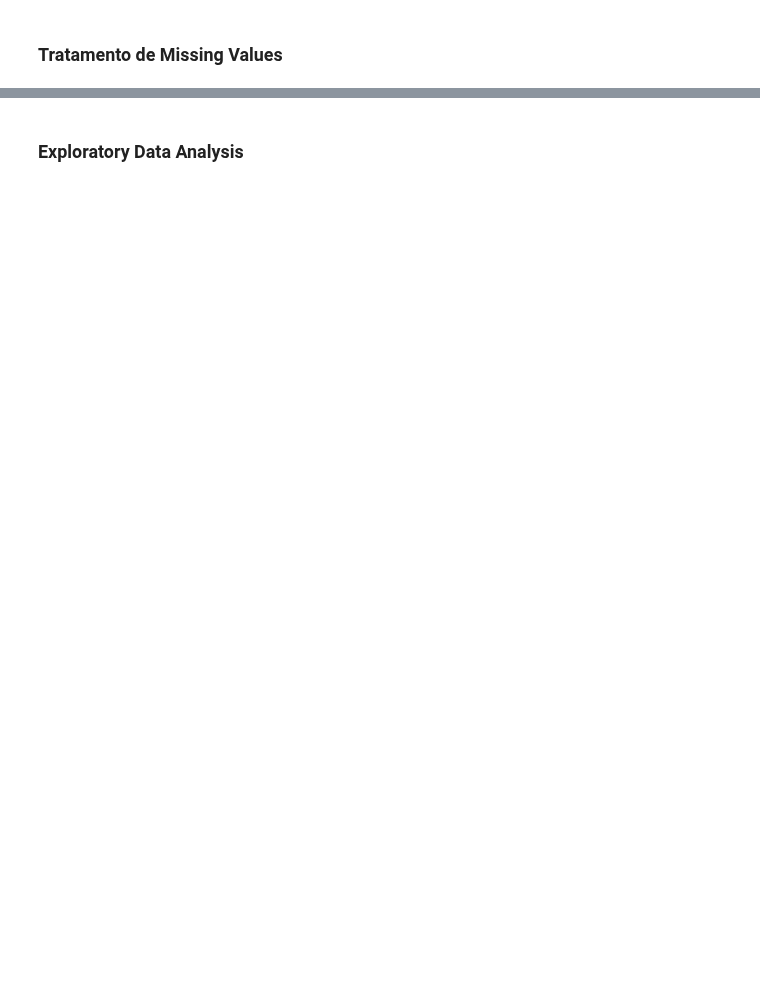
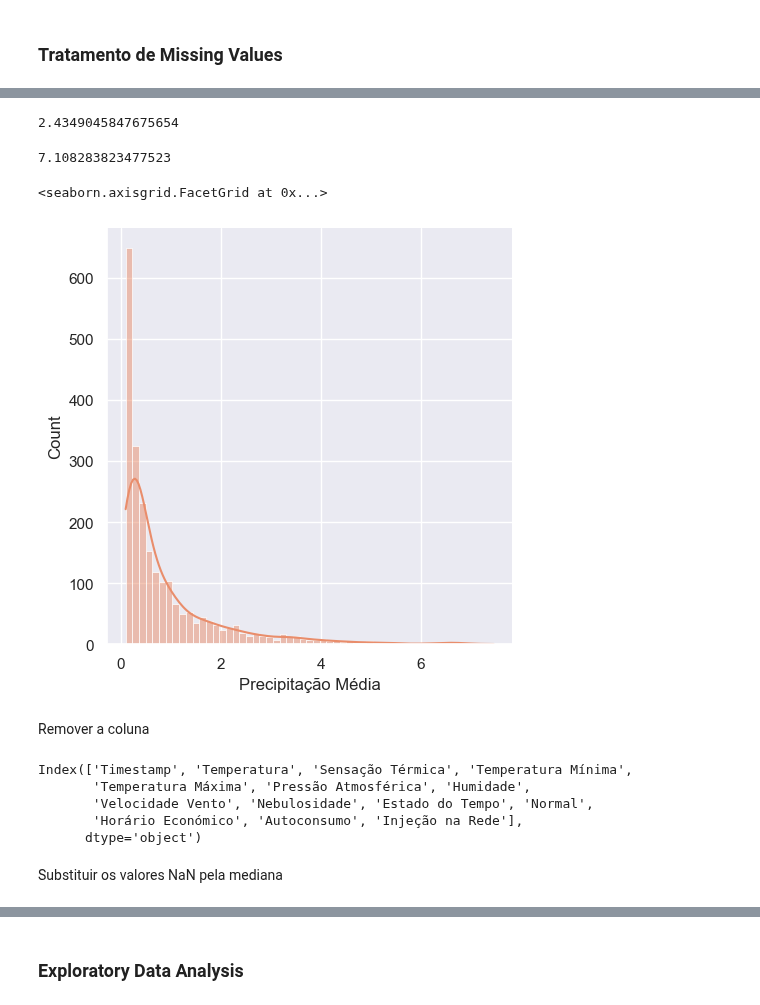
Before and after one commit to rafa2002/DAA-2324, a Jupyter notebook: Energy.ipynb, the cells around one changed output, grey strips where cells are left out. Cells and saved outputs as stored; diff of their text form; code cells hidden in the pictures; blank space fills up the shorter version.

```diff
--- a/Energy.ipynb
+++ b/Energy.ipynb
@@ -504,0 +658,15 @@ weather_description
+# %%
+e_m['Precipitação Média'].skew()
+# %% [output]
+2.4349045847675654
+# %%
+e_m['Precipitação Média'].kurt()
+# %% [output]
+7.108283823477523
+# %%
+sns.displot(e_m, x='Precipitação Média', kde=True)
+# %% [output]
+<seaborn.axisgrid.FacetGrid at 0x...>
+[figure, added]
+# %% [markdown]
+Remover a coluna
@@ -504,0 +675,11 @@ weather_description
+# %%
+e_m_missing_1.drop(['Precipitação Média'], axis=1, inplace=True)
+e_m_missing_1.columns
+# %% [output]
+Index(['Timestamp', 'Temperatura', 'Sensação Térmica', 'Temperatura Mínima',
+       'Temperatura Máxima', 'Pressão Atmosférica', 'Humidade',
+       'Velocidade Vento', 'Nebulosidade', 'Estado do Tempo', 'Normal',
+       'Horário Económico', 'Autoconsumo', 'Injeção na Rede'],
+      dtype='object')
+# %% [markdown]
+Substituir os valores NaN pela mediana
```
Also changed, not shown: parts of 65 cells of this notebook.
